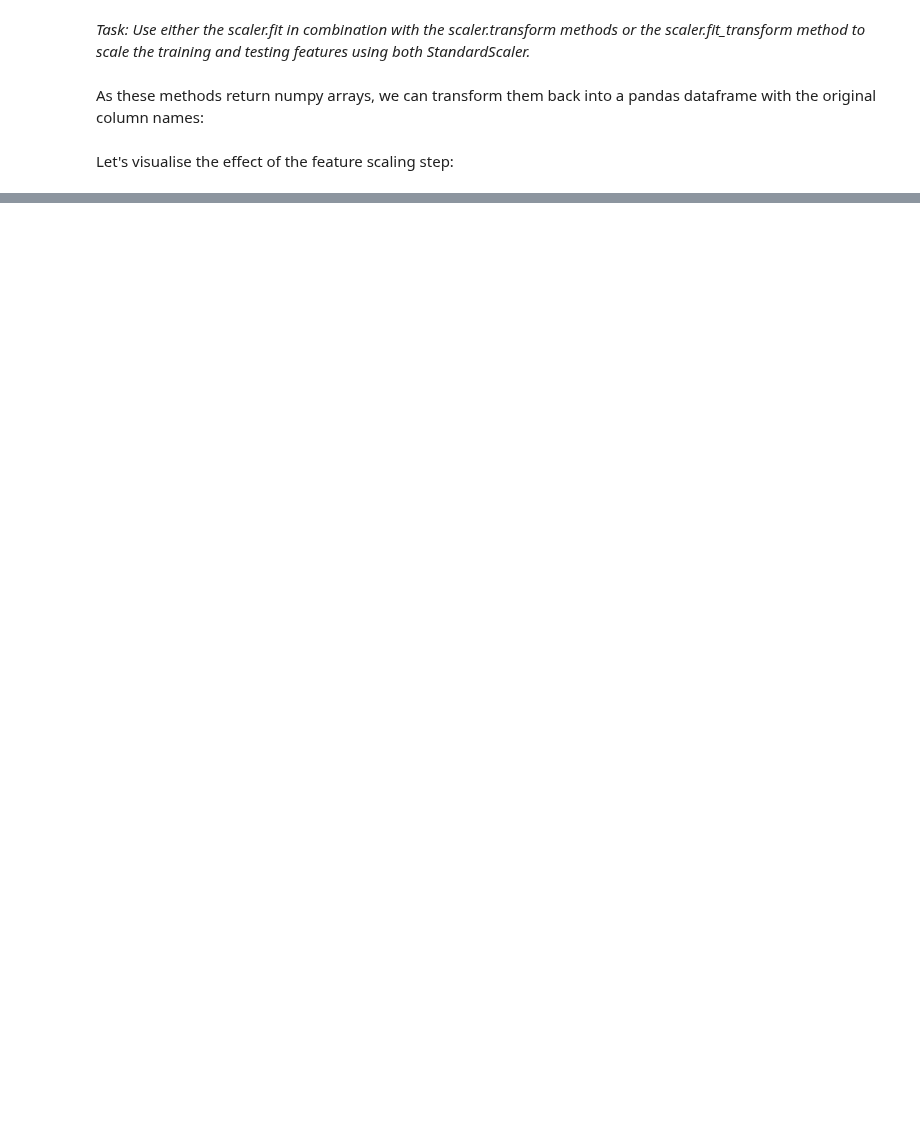
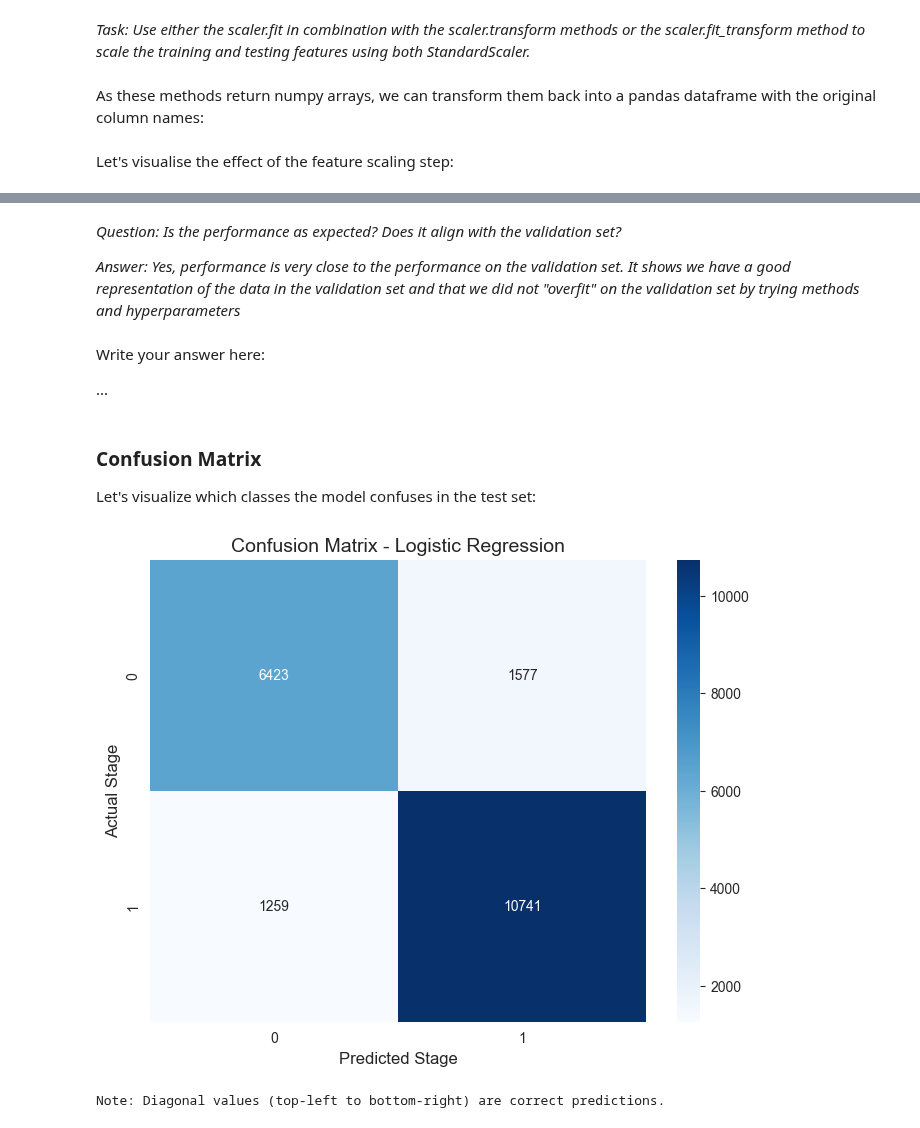
Before and after one commit to CompOmics/lsabd-machine-learning-tutorials, a Jupyter notebook: notebooks/4-classification-and-regression.ipynb, the cells around one changed output, grey strips where cells are left out. Cells and saved outputs as stored; diff of their text form; code cells hidden in the pictures; blank space fills up the shorter version.

```diff
--- a/notebooks/4-classification-and-regression.ipynb
+++ b/notebooks/4-classification-and-regression.ipynb
@@ -177,0 +296,16 @@ Robbins awesome tutorial goes here
+# %%
+# Train final model with best C
+final_model = LogisticRegression(C=best_C, max_iter=1000, random_state=42)
+final_model.fit(train_validation_features_standardized, train_validation_targets)
+
+# Evaluate on test set
+y_test_pred = final_model.predict(test_features_standardized)
+test_accuracy = accuracy_score(test_targets, y_test_pred)
+
+# Final model performance on test set
+# f1 is calculated as follows: 2 * (precision * recall) / (precision + recall) - https://scikit-learn.org/stable/modules/generated/sklearn.metrics.f1_score.html
+# precision = TP / (TP + FP) - https://scikit-learn.org/stable/modules/generated/sklearn.metrics.precision_score.html
+# recall = TP / (TP + FN) - https://scikit-learn.org/stable/modules/generated/sklearn.metrics.recall_score.html
+print(f"Test Accuracy: {test_accuracy:.4f}")
+print("\nClassification Report:")
+print(classification_report(test_targets, y_test_pred))
@@ -177,0 +324,28 @@ Robbins awesome tutorial goes here
+# %% [markdown]
+*Question: Is the performance as expected? Does it align with the validation set?*
+
+*Answer: Yes, performance is very close to the performance on the validation set. It shows we have a good representation of the data in the validation set and that we did not "overfit" on the validation set by trying methods and hyperparameters*
+# %% [markdown]
+Write your answer here:
+
+...
+# %% [markdown]
+### Confusion Matrix
+
+Let's visualize which classes the model confuses in the test set:
+# %%
+# Create confusion matrix
+cm = confusion_matrix(test_targets, y_test_pred)
+
+# Plot confusion matrix
+plt.figure(figsize=(8, 6))
+sns.heatmap(cm, annot=True, fmt='d', cmap='Blues',
+            xticklabels=sorted(test_targets.unique()),
+            yticklabels=sorted(test_targets.unique()))
+plt.xlabel('Predicted Stage', fontsize=12)
+plt.ylabel('Actual Stage', fontsize=12)
+plt.title('Confusion Matrix - Logistic Regression', fontsize=14)
+plt.show()
+# %% [output]
+[figure, added]
+Note: Diagonal values (top-left to bottom-right) are correct predictions.
```
Also changed, not shown: parts of 45 cells of this notebook, 1 other file.
